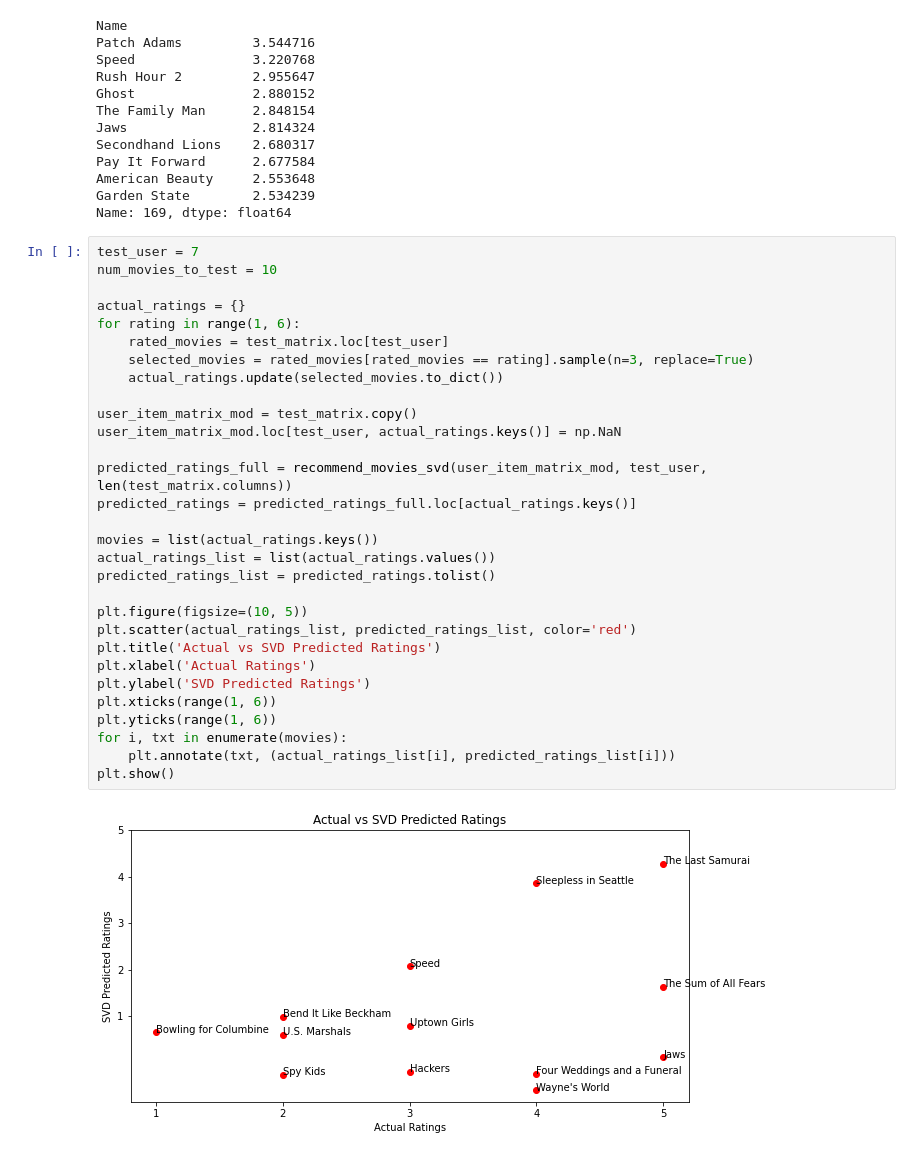
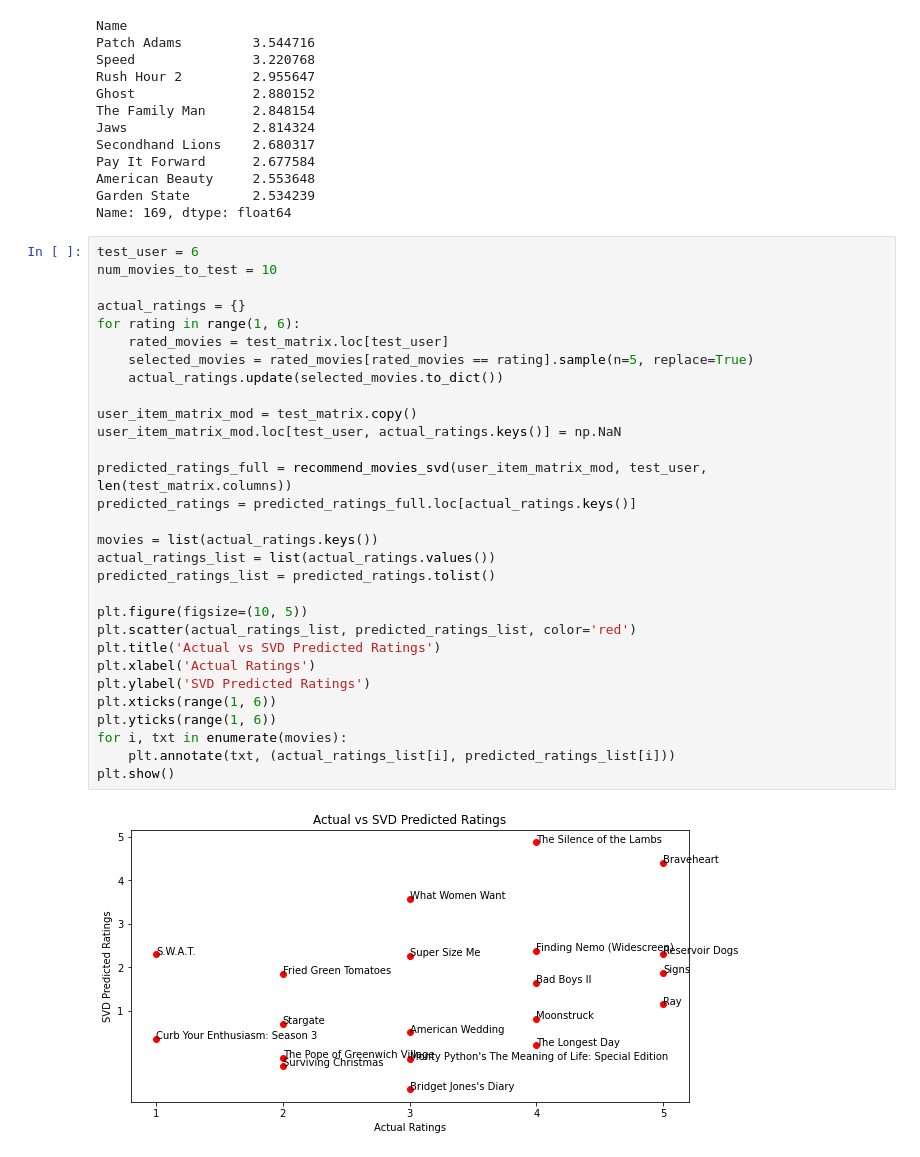
Before and after one commit to jeffjung34/Netflix-Rec-Project, a Jupyter notebook: generateMatrix.ipynb, the cells around one changed output. Saved outputs shown, nothing was run; the diff lists cells and outputs as text.

```diff
--- a/generateMatrix.ipynb
+++ b/generateMatrix.ipynb
@@ -465,34 +467,34 @@ American Beauty     2.553648
 Garden State        2.534239
 Name: 169, dtype: float64
 # %%
-test_user = 7
+test_user = 6
 num_movies_to_test = 10
 
 actual_ratings = {}
 for rating in range(1, 6):
     rated_movies = test_matrix.loc[test_user]
-    selected_movies = rated_movies[rated_movies == rating].sample(n=3, replace=True)
+    selected_movies = rated_movies[rated_movies == rating].sample(n=5, replace=True)
     actual_ratings.update(selected_movies.to_dict())
 
 user_item_matrix_mod = test_matrix.copy()
 user_item_matrix_mod.loc[test_user, actual_ratings.keys()] = np.NaN
 
 predicted_ratings_full = recommend_movies_svd(user_item_matrix_mod, test_user, len(test_matrix.columns))
 predicted_ratings = predicted_ratings_full.loc[actual_ratings.keys()]
 
 movies = list(actual_ratings.keys())
 actual_ratings_list = list(actual_ratings.values())
 predicted_ratings_list = predicted_ratings.tolist()
 
 plt.figure(figsize=(10, 5))
 plt.scatter(actual_ratings_list, predicted_ratings_list, color='red')
 plt.title('Actual vs SVD Predicted Ratings')
 plt.xlabel('Actual Ratings')
 plt.ylabel('SVD Predicted Ratings')
 plt.xticks(range(1, 6))
 plt.yticks(range(1, 6))
 for i, txt in enumerate(movies):
     plt.annotate(txt, (actual_ratings_list[i], predicted_ratings_list[i]))
 plt.show()
 # %% [output]
-[figure, old version]
+[figure, new version]
```
Also changed, not shown: parts of 3 cells of this notebook.
